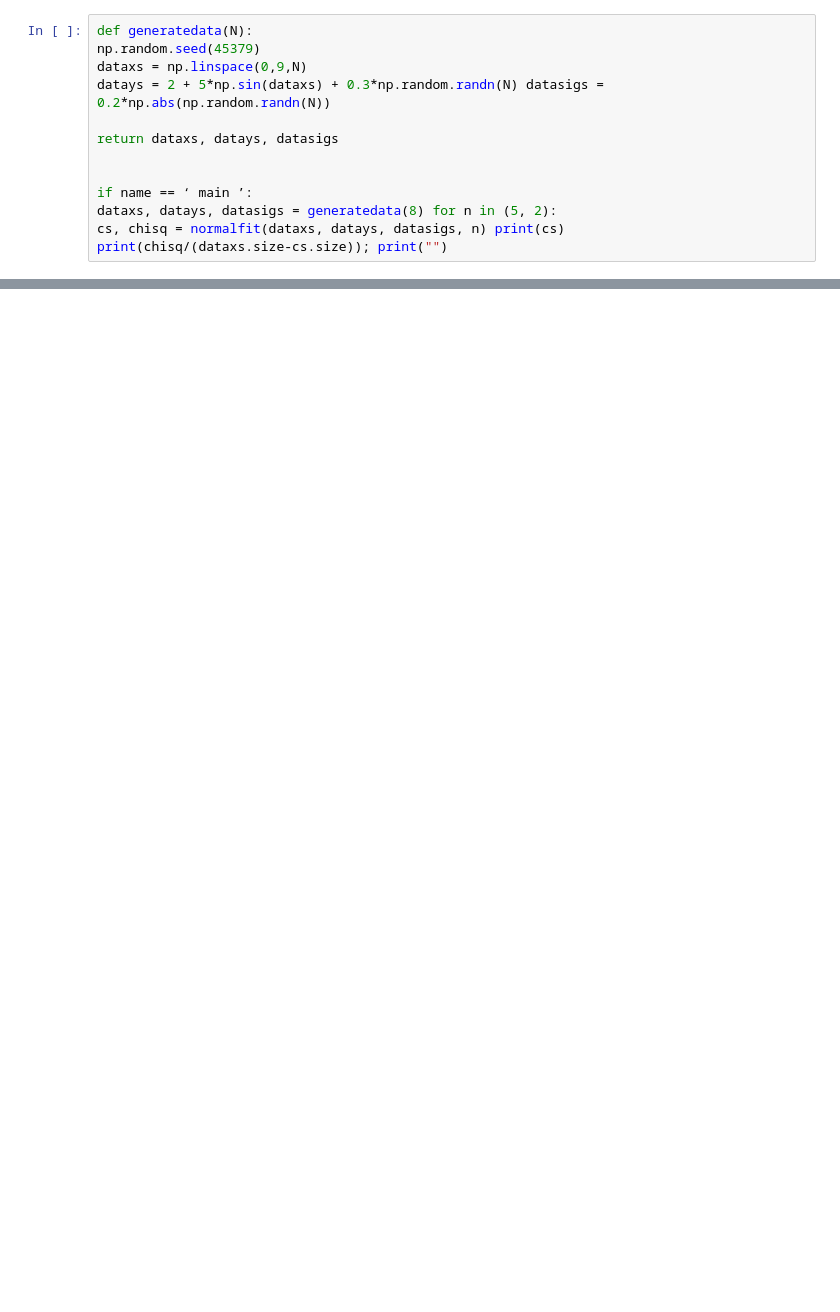
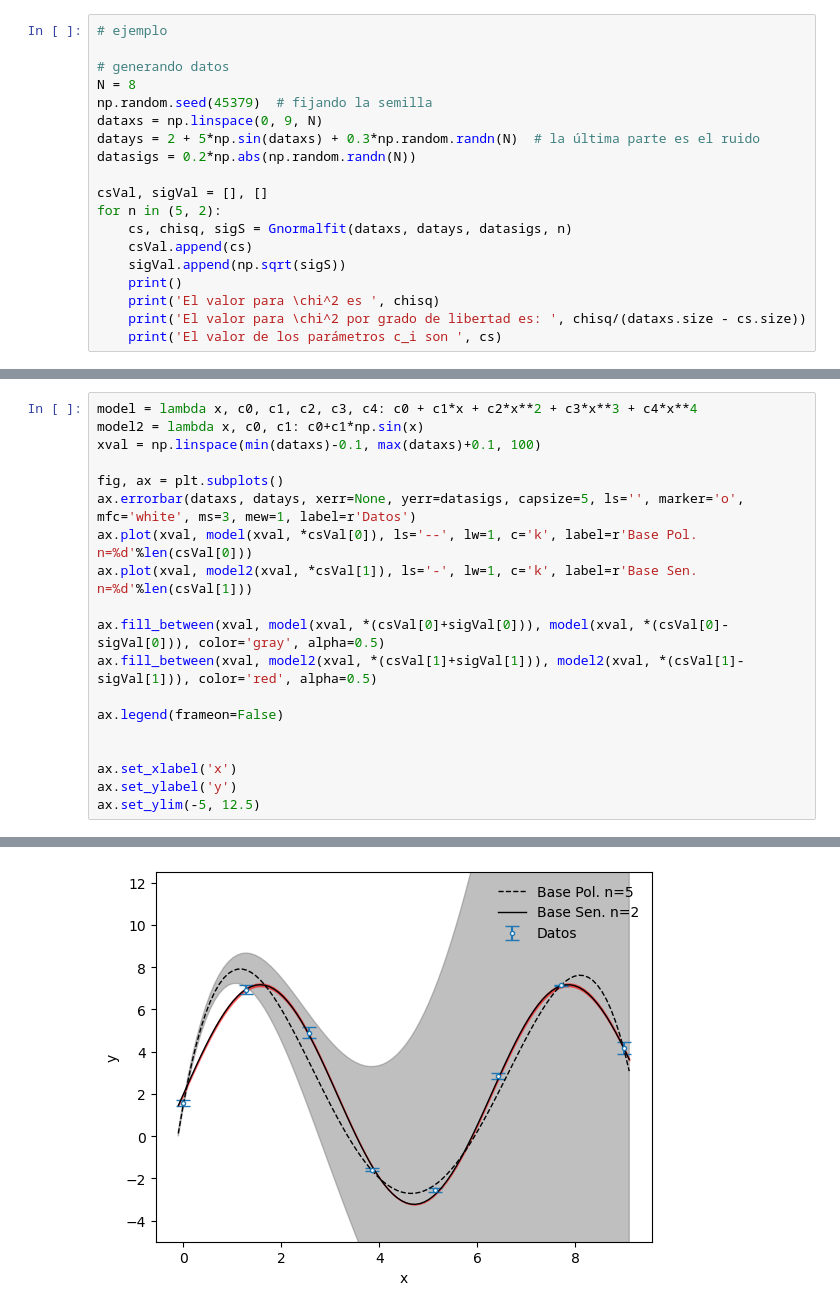
Before and after one commit to Mandy8808/Metodos_Numericos_2024, a Jupyter notebook: Lectures/Primer_Bloque/Lecture_part7.ipynb, the cells around one changed output, grey strips where cells are left out. Drawn from its saved outputs; the diff is of its cells as text; blank space fills up the shorter version.

```diff
--- a/Lectures/Primer_Bloque/Lecture_part7.ipynb
+++ b/Lectures/Primer_Bloque/Lecture_part7.ipynb
@@ -407,13 +413,19 @@ def Gnormalfit(dataxs, datays, datasigs, n):
 # %%
-def generatedata(N):
-np.random.seed(45379)
-dataxs = np.linspace(0,9,N)
-datays = 2 + 5*np.sin(dataxs) + 0.3*np.random.randn(N) datasigs = 0.2*np.abs(np.random.randn(N))
+# ejemplo
 
-return dataxs, datays, datasigs
+# generando datos
+N = 8
+np.random.seed(45379)  # fijando la semilla
+dataxs = np.linspace(0, 9, N)
+datays = 2 + 5*np.sin(dataxs) + 0.3*np.random.randn(N)  # la última parte es el ruido
+datasigs = 0.2*np.abs(np.random.randn(N))
 
-
-if name == ‘ main ’:
-dataxs, datays, datasigs = generatedata(8) for n in (5, 2):
-cs, chisq = normalfit(dataxs, datays, datasigs, n) print(cs)
-print(chisq/(dataxs.size-cs.size)); print("")
+csVal, sigVal = [], []
+for n in (5, 2):
+    cs, chisq, sigS = Gnormalfit(dataxs, datays, datasigs, n)
+    csVal.append(cs)
+    sigVal.append(np.sqrt(sigS))
+    print()
+    print('El valor para \chi^2 es ', chisq)
+    print('El valor para \chi^2 por grado de libertad es: ', chisq/(dataxs.size - cs.size))
+    print('El valor de los parámetros c_i son ', cs)
@@ -419,0 +440,20 @@ print(chisq/(dataxs.size-cs.size)); print("")
+# %%
+model = lambda x, c0, c1, c2, c3, c4: c0 + c1*x + c2*x**2 + c3*x**3 + c4*x**4
+model2 = lambda x, c0, c1: c0+c1*np.sin(x)
+xval = np.linspace(min(dataxs)-0.1, max(dataxs)+0.1, 100)
+
+fig, ax = plt.subplots()
+ax.errorbar(dataxs, datays, xerr=None, yerr=datasigs, capsize=5, ls='', marker='o', mfc='white', ms=3, mew=1, label=r'Datos')
+ax.plot(xval, model(xval, *csVal[0]), ls='--', lw=1, c='k', label=r'Base Pol. n=%d'%len(csVal[0]))
+ax.plot(xval, model2(xval, *csVal[1]), ls='-', lw=1, c='k', label=r'Base Sen. n=%d'%len(csVal[1]))
+
+ax.fill_between(xval, model(xval, *(csVal[0]+sigVal[0])), model(xval, *(csVal[0]-sigVal[0])), color='gray', alpha=0.5)
+ax.fill_between(xval, model2(xval, *(csVal[1]+sigVal[1])), model2(xval, *(csVal[1]-sigVal[1])), color='red', alpha=0.5)
+
+ax.legend(frameon=False)
+
+
+ax.set_xlabel('x')
+ax.set_ylabel('y')
+ax.set_ylim(-5, 12.5)
+# %% [output]
@@ -419,0 +461 @@ print(chisq/(dataxs.size-cs.size)); print("")
+[figure, added]
```
Also changed, not shown: parts of 9 cells of this notebook, 16 other files.
